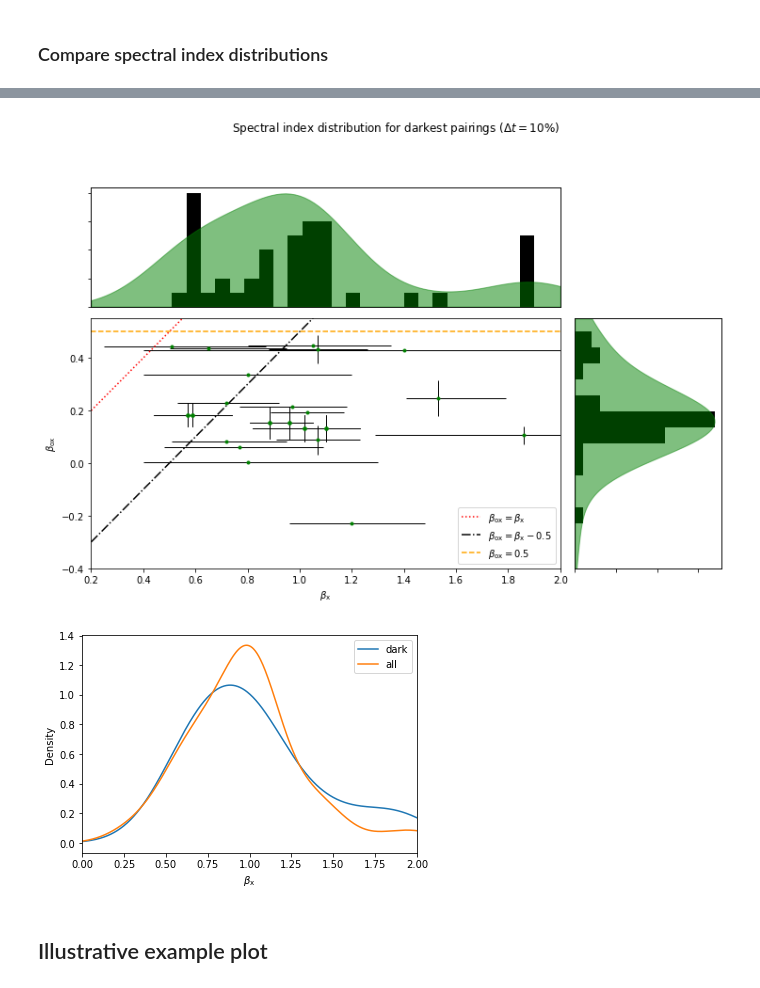
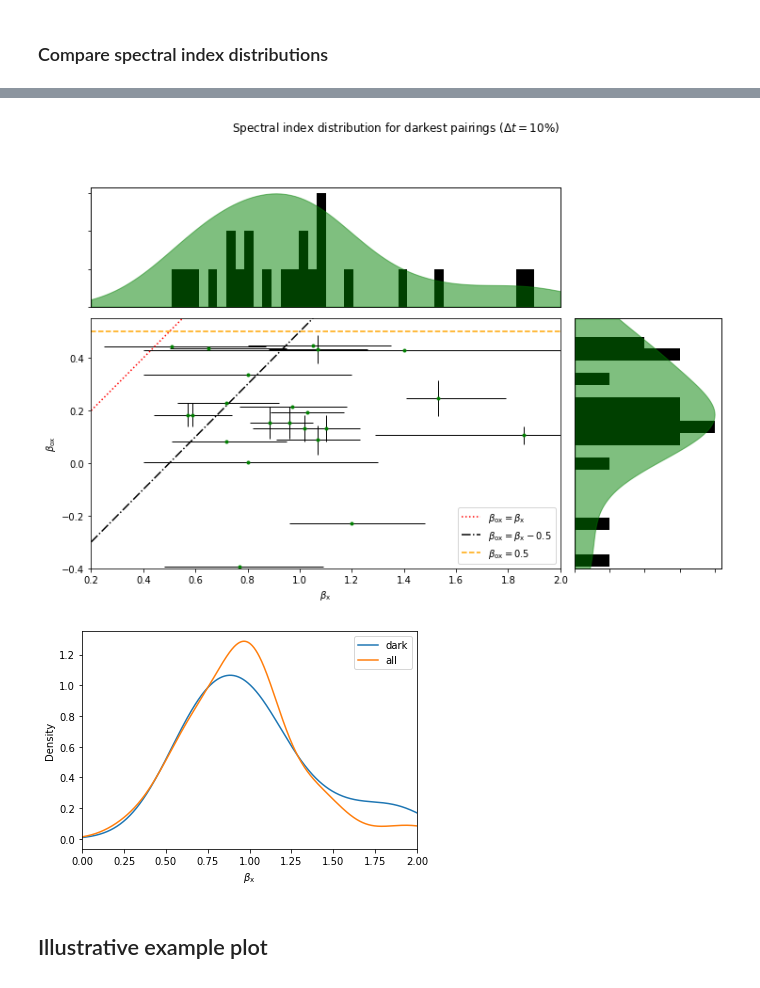
Before and after one commit to cgobat/dark-GRBs, a Jupyter notebook: analysis.ipynb, the cells around one changed output, grey strips where cells are left out. Drawn from its saved outputs; the diff is of its cells as text; code cells hidden in the pictures.

```diff
--- a/analysis.ipynb
+++ b/analysis.ipynb
@@ -39,3 +33,25 @@ valid = ['150424A', '150922A', '151221A', '170219A', '170708A', '170817A', '1708
+# %%
+valid = ['150424A', '150922A', '151221A', '170219A', '170708A', '170817A', '170825A',
+         '180418A', '181121A', '181225A', '190121A', '190606A', '190831B', '050509B',
+         '050724', '051103', '051105', '051114', '051211A', '051221', '060427B',
+         '060429', '060502B', '070124', '070201', '070429B', '070714B', '070810B',
+         '071112B', '080905', '080913', '081211B', '081216', '081223', '090531B',
+         '090715A', '090916A', '090927A', '091117A', '091126B', '100213A', '100216A',
+         '100816A', '110402A', '110802A', '120811B', '120830A', '140428B', '140604A',
+         '150118C', '150906B', '150922A', '160111A', '160219A', '160406A', '160620A',
+         '160709A', '160820A', '160822A', '160825A', '170127C', '170206A', '170219A',
+         '170222A', '170403A', '170616A', '170708A', '170728B', '170805B', '170816A',
+         '170817A', '170825A', '171103A', '180317A', '180529A', '181121A', '181225A',
+         '190121A', '190206A', '190606A', '190831B', '200128B', '200219A', '200325A',
+         '200327A', '200405B', '200521A', '200623B', '200716C', '200805A', '200815A',
+         '200907A', '201214B', '201227A', '210205B', '210307B', '210424B', '210425A',
+         '210506A'] # flagged from GCN Circulars
+
+valid += ['130313A', '130822A', '130912A', '140903A', '141212A', '150120A', '150423A',
+          '150831A', '160303A', '160408A', '160410A', '160411A', '160601A', '160612A',
+          '160624A', '161001A', '170112A', '170127B', '170428A', '170524A', '180715A',
+          '180718A', '180727A', '180805B', '181126A', '190427A', '191031D', '200623A',
+          '201221D'] # Rastinejad, et al.
 # %%
 sGRBs = swift[(swift["BAT T90[sec]"].apply(pd.to_numeric, errors="coerce") <= 2) | swift["GRB"].isin(valid)].copy() # filter catalog for GRBs with a valid T90 that is <2s
 # %% [markdown]
@@ -181,17 +204,20 @@ plt.show()
 xrt_data = pd.DataFrame(columns=['Time', 'Tpos', 'Tneg', 'Flux', 'Fluxpos', 'Fluxneg', 'GRB'])
 for i in sGRBs.index:
     GRB_ID = sGRBs.loc[i,"GRB"]
-
+    print(GRB_ID,end=": ")
     try:
         Gamma = get_photonIndex(GRB_ID,swift)
-        fluxdata = XRT_lightcurve(GRB_ID,swift)
-        xrt_data = xrt_data.append(fluxdata,ignore_index=True)
-
         sGRBs.loc[i,"Beta_X"] = Gamma.value - 1
         sGRBs.loc[i,"Beta_X_neg"] = Gamma.minus
         sGRBs.loc[i,"Beta_X_pos"] = Gamma.plus
-        print("✓",GRB_ID)
+        print("index ✓",end=", ")
+    except:
+        print("index ✗",end=", ")
 
+    try:
+        fluxdata = XRT_lightcurve(GRB_ID,swift)
+        xrt_data = xrt_data.append(fluxdata,ignore_index=True)
+        print("lightcurve ✓")
     except:
-        print("✗",GRB_ID)
+        print("lightcurve ✗")
 # %% [output]
@@ -287,6 +313,7 @@ for i in rastinejad.index:
         info["Mag error"] = float(rastinejad.loc[i,"Magnitude"].split(" +/- ")[1])
     info["λ_eff"] = float(rastinejad.loc[i,"Wavelength"])
     info["Source"] = "Rastinejad"
+    info["E(B-V)"] = float(rastinejad.loc[i,"E(B-V)"])
     new_optical = new_optical.append(info,ignore_index=True)
 
 new_optical["mag_w_err"] = [AsymmetricUncertainty(mag,err,err) if isinstance(err,(float,int)) else AsymmetricUncertainty(mag,np.inf,0) for mag,err in new_optical[["Magnitude","Mag error"]].values]
@@ -405,7 +432,7 @@ display(xrt_data.sort_values(by=["GRB","Time"], ascending=[False,True]))
 # %% [markdown]
 ### Match data points in time
 # %%
-max_dt = 0.2
+max_dt = 0.1
 nu_x = 10**np.mean((np.log10(0.3),np.log10(10))) / 4.135667696e-18 # xray frequency [m]
 results = pd.DataFrame(columns=["GRB","dt%","nu_o","F_o","nu_x","F_x","B_ox"])
 for i_o in all_optical.index: # for each optical data point
@@ -533,36 +557,36 @@ ax_main.errorbar(b_x,b_ox,xerr=[xminus,xplus],yerr=[oxminus,oxplus],linestyle=""
                  mfc="g",mec="g",ecolor="k",elinewidth=1,capthick=1)
 ax_main.plot(x,x,"r:",label=r"$\beta_\mathrm{ox}=\beta_\mathrm{x}$")
 ax_main.plot(x,x-.5,"k-.",label=r"$\beta_\mathrm{ox}=\beta_\mathrm{x}-0.5$")
 ax_main.plot(x,[.5]*len(x),linestyle="--",color="orange",label=r"$\beta_\mathrm{ox}=0.5$")
 ax_main.set(xlim=(x.min(),x.max()),ylim=(y.min(),y.max()),
             xlabel=r"$\beta_\mathrm{x}$",ylabel=r"$\beta_\mathrm{ox}$")
 ax_main.legend()
 
 kde = stats.gaussian_kde(b_x)
 density = kde.evaluate(x)
 ax_kde_x = ax_top.twinx()
 ax_kde_x.fill_between(x,density,color="green",alpha=.5)
 ax_kde_x.set_ylim(0)
 ax_kde_x.set_yticks([])
-ax_top.hist(b_x,25,orientation='vertical', color="k")
+ax_top.hist(b_x,40,orientation='vertical', color="k")
 ax_top.set_xticks([])
 ax_top.set_xlim(ax_main.get_xlim())
 
 kde = stats.gaussian_kde(b_ox)
 density = kde.evaluate(y)
 ax_kde_y = ax_right.twiny()
 ax_kde_y.fill_betweenx(y,density,color="green",alpha=.5)
 ax_kde_y.set_xlim(0)
 ax_kde_y.set_xticks([])
-ax_right.hist(b_ox, 20, orientation='horizontal', color="k")
+ax_right.hist(b_ox, 30, orientation='horizontal', color="k")
 ax_right.set_yticks([])
 ax_right.set_ylim(ax_main.get_ylim())
 
 fig.suptitle(r"Spectral index distribution for darkest pairings ($\Delta t=10$%)")
 
 plt.show()
 # %% [output]
-[figure, old version]
+[figure, new version]
 # %%
 pd.Series([bx.value for bx in dark.drop_duplicates("GRB")["B_x"]]).plot.kde(label="dark")
 pd.Series([bx.value for bx in results.drop_duplicates("GRB")["B_x"]]).plot.kde(label="all")
@@ -572,7 +596,7 @@ plt.xlabel(r"$\beta_\mathrm{x}$")
 plt.legend()
 plt.show()
 # %% [output]
-[figure, old version]
+[figure, new version]
 # %% [markdown]
 ## Illustrative example plot
 # %%
```
Also changed, not shown: parts of 15 cells of this notebook, 2 other files.
